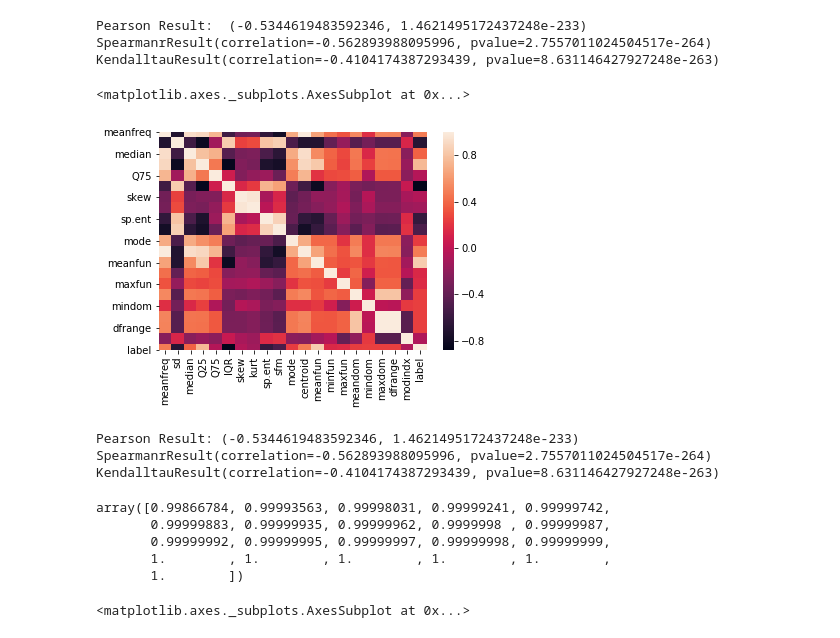
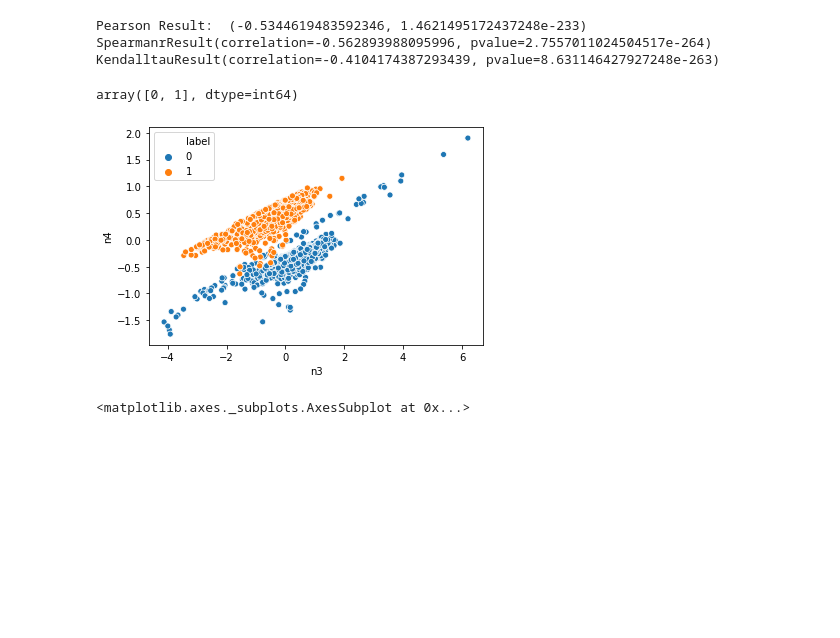
Before and after one commit to Firaze/FAD_project, a Jupyter notebook: GV_desc.ipynb, the cells around one changed output. Cells and saved outputs as stored; diff of their text form; code cells hidden in the pictures; blank space fills up the shorter version.

```diff
--- a/GV_desc.ipynb
+++ b/GV_desc.ipynb
@@ -98,32 +103,29 @@ print(kendalltau(data['meanfun'],data['IQR']))
 Pearson Result:  (-0.5344619483592346, 1.4621495172437248e-233)
 SpearmanrResult(correlation=-0.562893988095996, pvalue=2.7557011024504517e-264)
 KendalltauResult(correlation=-0.4104174387293439, pvalue=8.631146427927248e-263)
-# %%
-sns.heatmap(data_clean.corr())
-# %% [output]
-<matplotlib.axes._subplots.AxesSubplot at 0x...>
-[figure, removed]
-# %%
-print("Pearson Result:",pearsonr(data['meanfun'],data['IQR']))
-print(spearmanr(data['meanfun'],data['IQR']))
-print(kendalltau(data['meanfun'],data['IQR']))
-# %% [output]
-Pearson Result: (-0.5344619483592346, 1.4621495172437248e-233)
-SpearmanrResult(correlation=-0.562893988095996, pvalue=2.7557011024504517e-264)
-KendalltauResult(correlation=-0.4104174387293439, pvalue=8.631146427927248e-263)
-# %%
-from sklearn.decomposition import PCA
-X = data.values
-pca = PCA()
-pca.fit(X)
-np.cumsum(pca.explained_variance_ratio_)
-data[["meanfun","IQR"]].corr()
-# %% [output]
-array([0.99866784, 0.99993563, 0.99998031, 0.99999241, 0.99999742,
-       0.99999883, 0.99999935, 0.99999962, 0.9999998 , 0.99999987,
-       0.99999992, 0.99999995, 0.99999997, 0.99999998, 0.99999999,
-       1.        , 1.        , 1.        , 1.        , 1.        ,
-       1.        ])
+# %%
+from sklearn.decomposition import PCA
+X = data_clean.values
+pca = PCA(n_components=5)
+pca.fit(X)
+tmp=data_clean.copy().reset_index()
+Y=pca.transform(data_clean.values)
+pca_data=pd.DataFrame()
+pca_data["n1"]=Y[:,0]
+pca_data["n2"]=Y[:,1]
+pca_data["n3"]=Y[:,2]
+pca_data["n4"]=Y[:,3]
+pca_data["n5"]=Y[:,4]
+pca_data.reset_index()
+pca_data["label"]=tmp.label
+np.random.seed(1234)
+pca_train, pca_test = train_test_split(pca_data, test_size=0.25)
+# %%
+sns.scatterplot(pca_data.n3,pca_data.n4,hue=pca_data.label)
+pca_data.label.unique()
+# %% [output]
+array([0, 1], dtype=int64)
+[figure, added]
 # %%
 sns.heatmap(pca.components_)
 # %% [output]
```
Also changed, not shown: parts of 5 cells of this notebook, 5 other files.
